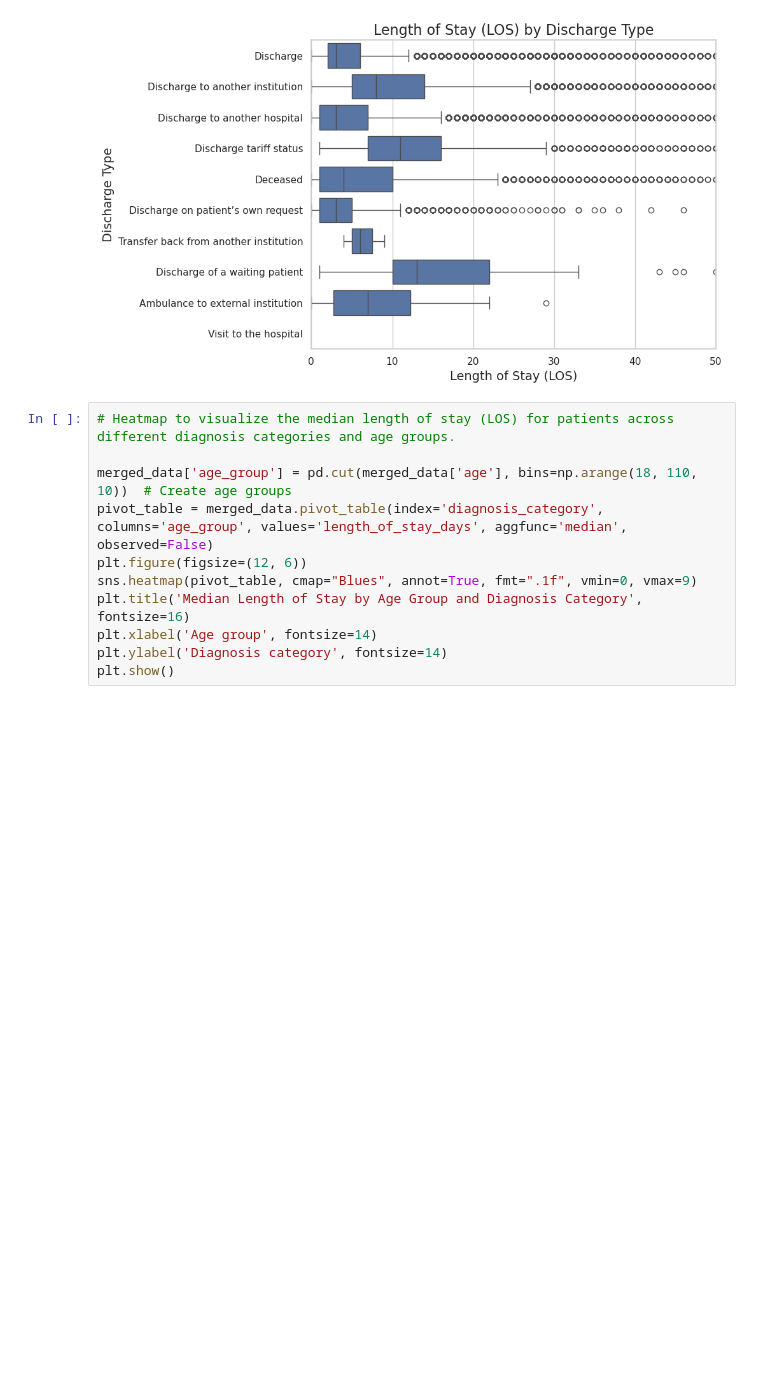
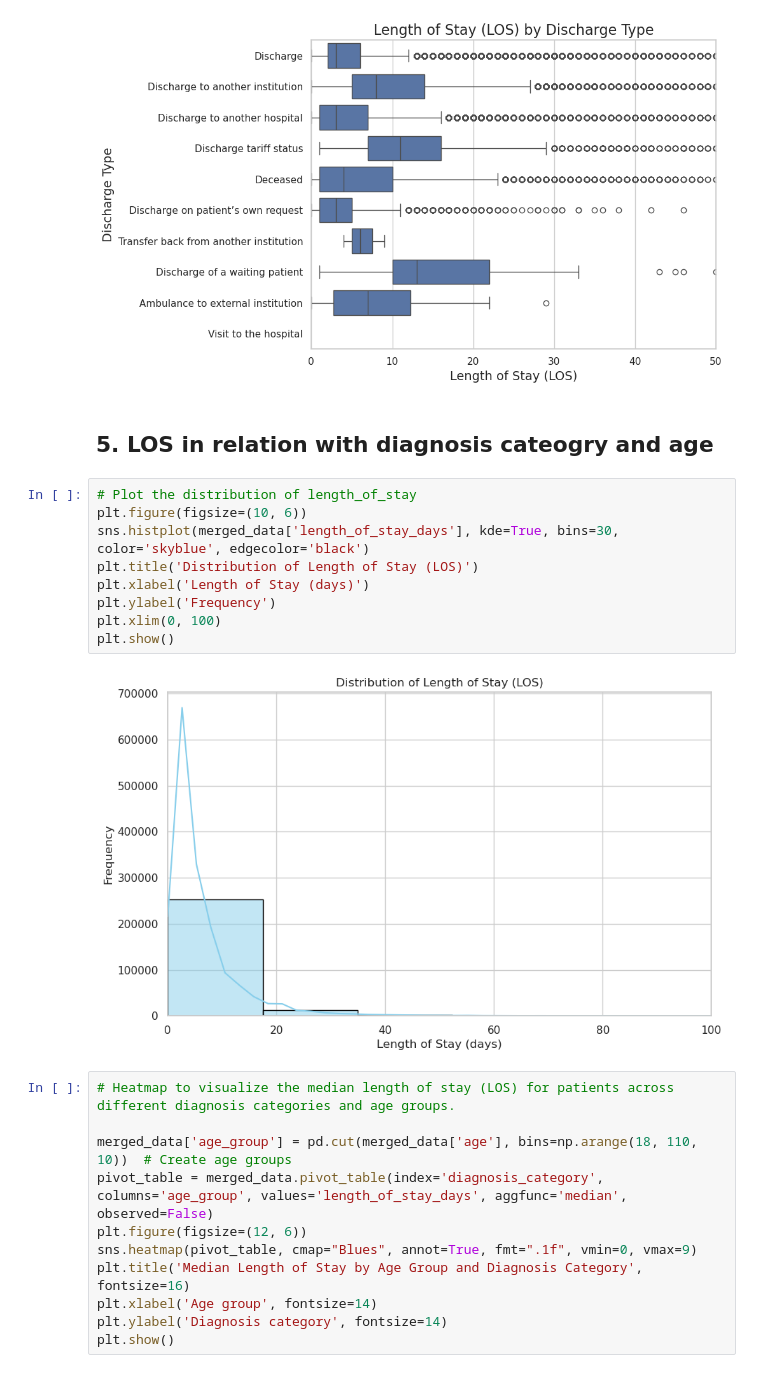
Before and after one commit to Yokopa/hospital-stay-discharge-prediction, a Jupyter notebook: code/4_eda_merged_data.ipynb, the cells around one changed output. Cells and saved outputs as stored; diff of their text form; blank space fills up the shorter version.

```diff
--- a/code/4_eda_merged_data.ipynb
+++ b/code/4_eda_merged_data.ipynb
@@ -301,6 +344,19 @@ plt.xlim(0, 50) # By limiting the x-axis to 50, we focus on the main range of LO
 plt.show()
 # %% [output]
 [figure]
+# %% [markdown]
+## 5. LOS in relation with diagnosis cateogry and age
+# %%
+# Plot the distribution of length_of_stay
+plt.figure(figsize=(10, 6))
+sns.histplot(merged_data['length_of_stay_days'], kde=True, bins=30, color='skyblue', edgecolor='black')
+plt.title('Distribution of Length of Stay (LOS)')
+plt.xlabel('Length of Stay (days)')
+plt.ylabel('Frequency')
+plt.xlim(0, 100)
+plt.show()
+# %% [output]
+[figure, added]
 # %%
 # Heatmap to visualize the median length of stay (LOS) for patients across different diagnosis categories and age groups.
 
```
Also changed, not shown: parts of 9 cells of this notebook.
